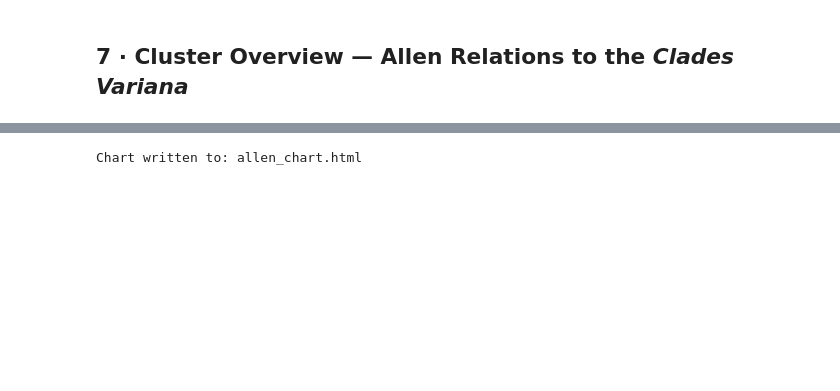
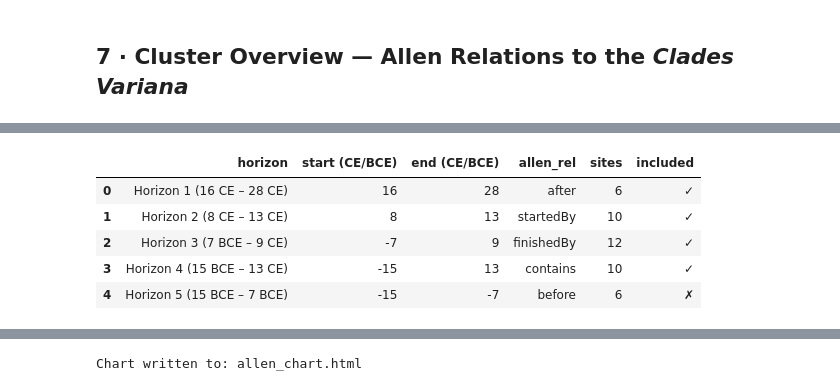
Before and after one commit to leiza-scit/CAA2026-alligator, a Jupyter notebook: notebook/clades_variana_temporal.ipynb, the cells around one changed output, grey strips where cells are left out. Saved outputs shown, nothing was run; the diff lists cells and outputs as text; code cells hidden in the pictures; blank space fills up the shorter version.

```diff
--- a/notebook/clades_variana_temporal.ipynb
+++ b/notebook/clades_variana_temporal.ipynb
@@ -345,0 +366,43 @@ pd.DataFrame(rows_c).sort_values("start (CE/BCE)")
+# %%
+q_horizons = """
+    PREFIX time: <http://www.w3.org/2006/time#>
+    PREFIX rdfs: <http://www.w3.org/2000/01/rdf-schema#>
+    PREFIX lado: <http://archaeology.link/ontology#>
+    PREFIX skos: <http://www.w3.org/2004/02/skos/core#>
+
+    SELECT ?n ?horizonLabel ?hBegin ?hEnd (COUNT(?site) AS ?nSites)
+    WHERE {
+        ?horizon a lado:ChronologicalHorizon ;
+                 skos:notation                     ?n ;
+                 rdfs:label                        ?horizonLabel ;
+                 time:hasBeginning/time:inXSDgYear ?hBegin ;
+                 time:hasEnd/time:inXSDgYear       ?hEnd ;
+                 lado:hasHorizonMember             ?site .
+        FILTER(langMatches(LANG(?horizonLabel), "en"))
+    }
+    GROUP BY ?n ?horizonLabel ?hBegin ?hEnd
+    ORDER BY ?n
+"""
+
+rows_h = []
+for r in g.query(q_horizons):
+    hb = gyear_to_int(r[2])
+    he = gyear_to_int(r[3])
+    rel = allen_relation(hb, he, EV_BEGIN, EV_END)
+    rows_h.append({
+        "horizon":        str(r[1]),
+        "start (CE/BCE)": hb,
+        "end (CE/BCE)":   he,
+        "allen_rel":      rel,
+        "sites":          int(str(r[4])),
+        "included":       "\u2713" if rel in CONTEMPORARY_OR_LATER else "\u2717",
+    })
+
+pd.DataFrame(rows_h)
+# %% [output]
+|  | horizon | start (CE/BCE) | end (CE/BCE) | allen_rel | sites | included |
+| 0 | Horizon 1 (16 CE – 28 CE) | 16 | 28 | after | 6 | ✓ |
+| 1 | Horizon 2 (8 CE – 13 CE) | 8 | 13 | startedBy | 10 | ✓ |
+| 2 | Horizon 3 (7 BCE – 9 CE) | -7 | 9 | finishedBy | 12 | ✓ |
+| 3 | Horizon 4 (15 BCE – 13 CE) | -15 | 13 | contains | 10 | ✓ |
+| 4 | Horizon 5 (15 BCE – 7 BCE) | -15 | -7 | before | 6 | ✗ |
```
Also changed, not shown: parts of 13 cells of this notebook, 9 other files.
